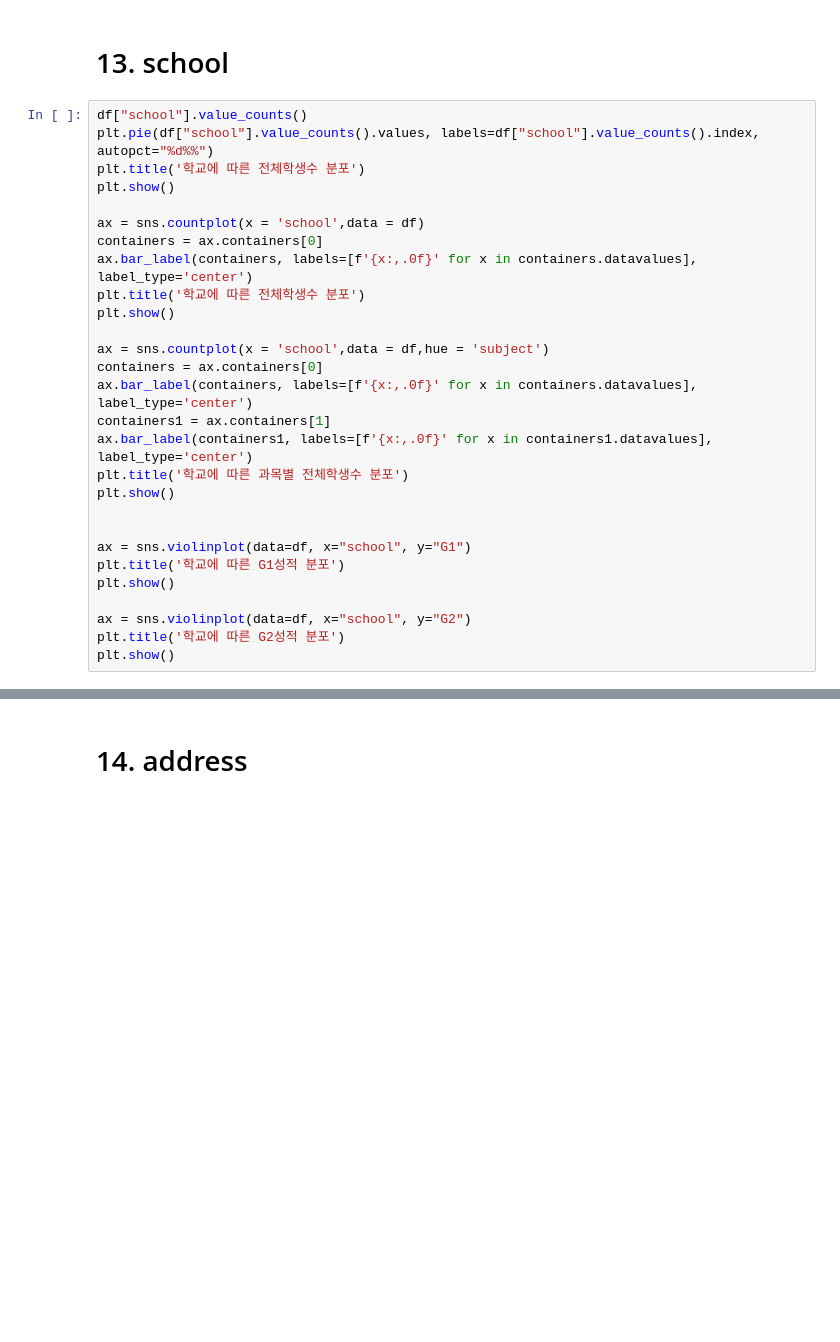
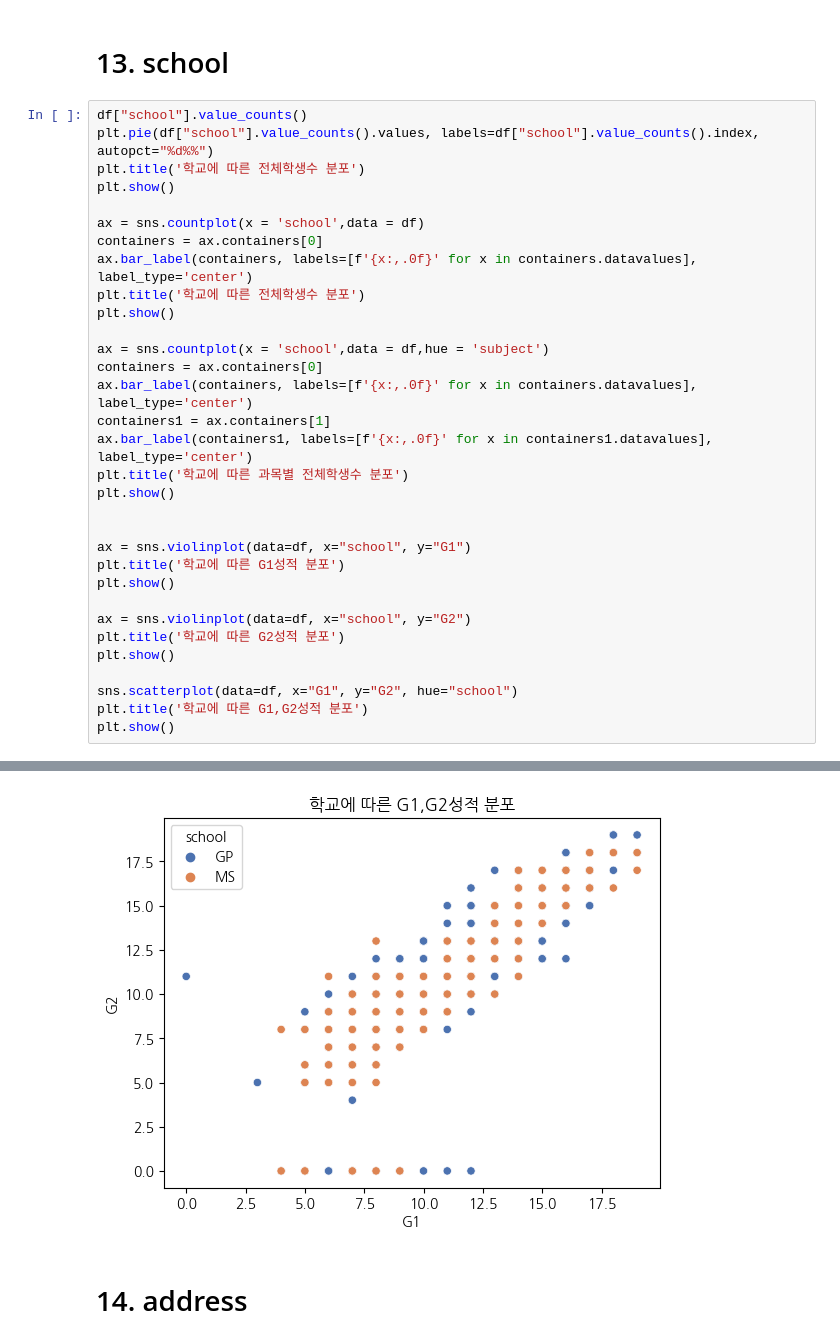
Before and after one commit to springwater00/Datathon, a Jupyter notebook: Datathon (final).ipynb, the cells around one changed output, grey strips where cells are left out. Drawn from its saved outputs; the diff is of its cells as text; blank space fills up the shorter version.

```diff
--- a/Datathon (final).ipynb
+++ b/Datathon (final).ipynb
@@ -457,33 +519,38 @@ plt.title('학교에 따른 전체학생수 분포')
 plt.show()
 
 ax = sns.countplot(x = 'school',data = df)
 containers = ax.containers[0]
 ax.bar_label(containers, labels=[f'{x:,.0f}' for x in containers.datavalues], label_type='center')
 plt.title('학교에 따른 전체학생수 분포')
 plt.show()
 
 ax = sns.countplot(x = 'school',data = df,hue = 'subject')
 containers = ax.containers[0]
 ax.bar_label(containers, labels=[f'{x:,.0f}' for x in containers.datavalues], label_type='center')
 containers1 = ax.containers[1]
 ax.bar_label(containers1, labels=[f'{x:,.0f}' for x in containers1.datavalues], label_type='center')
 plt.title('학교에 따른 과목별 전체학생수 분포')
 plt.show()
 
 
 ax = sns.violinplot(data=df, x="school", y="G1")
 plt.title('학교에 따른 G1성적 분포')
 plt.show()
 
 ax = sns.violinplot(data=df, x="school", y="G2")
 plt.title('학교에 따른 G2성적 분포')
 plt.show()
+
+sns.scatterplot(data=df, x="G1", y="G2", hue="school")
+plt.title('학교에 따른 G1,G2성적 분포')
+plt.show()
 # %% [output]
 [figure]
 [figure]
 [figure]
 [figure]
 [figure]
+[figure, added]
 # %% [markdown]
 # 14. address
 # %%
```
Also changed, not shown: parts of 5 cells of this notebook.
